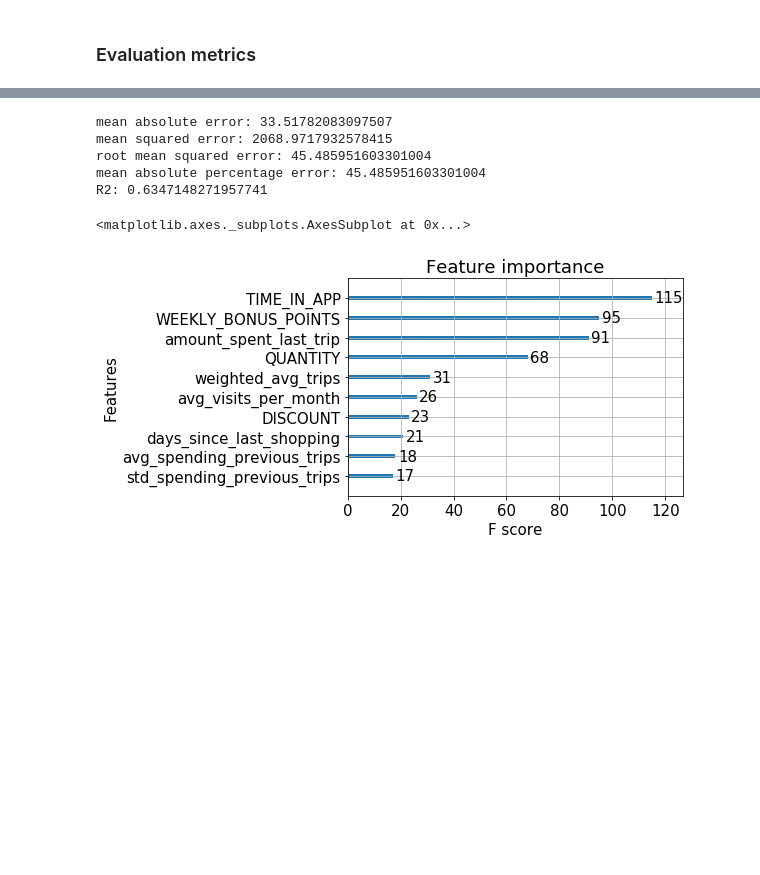
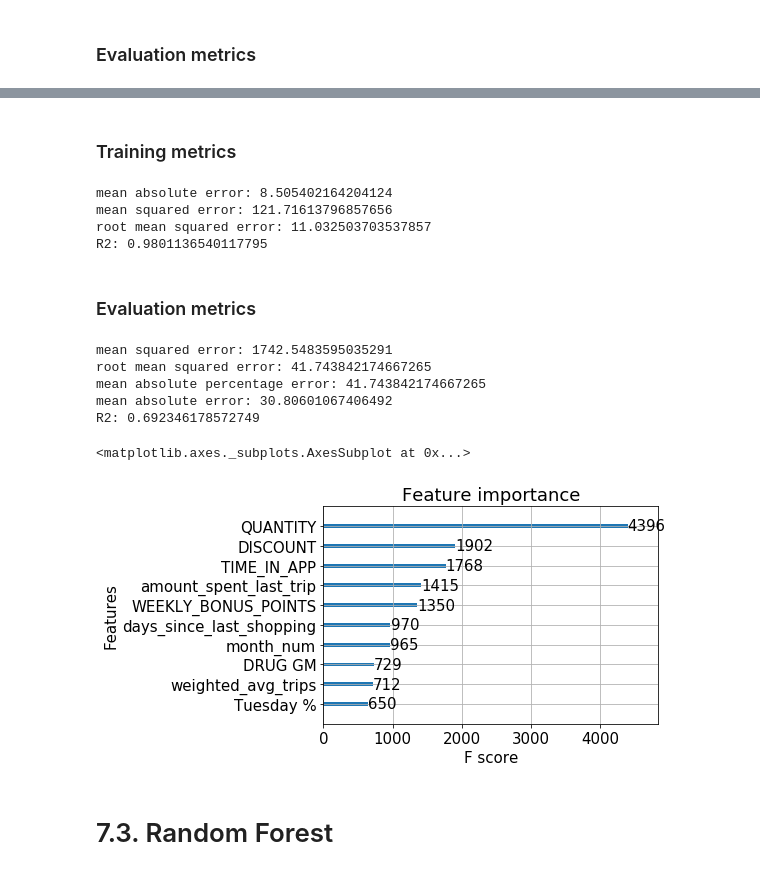
Before and after one commit to robmoratore/ShellDnA, a Jupyter notebook: DnA 2.0/cleaned main notebook.ipynb, the cells around one changed output, grey strips where cells are left out. Cells and saved outputs as stored; diff of their text form; code cells hidden in the pictures; blank space fills up the shorter version.

Commit message:
added thr new algorithms in pipeline format

```diff
--- a/DnA 2.0/cleaned main notebook.ipynb
+++ b/DnA 2.0/cleaned main notebook.ipynb
@@ -586,9 +584,3 @@ See the caveats in the documentation: http://pandas.pydata.org/pandas-docs/stabl
   import sys
 # %% [markdown]
 * ### Let's train our model
-# %%
-param = {'max_depth':5, 'eta':0.7, 'booster':'gbtree', 'subsample':0.5,
-         'objective':'reg:squarederror','eval_metric':'rmse'}
-evallist = [(dtest, 'eval'), (dtrain, 'train')]
-num_round = 15
-bst = xgb.train(param, dtrain, num_round, evallist)
@@ -706,20 +685,15 @@ bst = xgb.train(param, dtrain, num_round, evallist)
 # %%
+preds = xgb_model.predict(X_test)
 
-def mean_absolute_percentage_error(y_true, y_pred):
-    y_true, y_pred = np.array(y_true), np.array(y_pred)
-    return np.mean(np.abs((y_true - y_pred) / y_true)) * 100
-
-preds = bst.predict(dtest)
 mae = mean_absolute_error(y_test, preds)
-print('mean absolute error: ' + str(mae))
-
 mse = mean_squared_error(y_test, preds)
 rmse = math.sqrt(mse)
 mape = mean_absolute_percentage_error(y_test, preds)
+r2 = r2_score(y_test, preds)
+
+print('mean absolute error: ' + str(mae))
 print('mean squared error: ' + str(mse))
 print('root mean squared error: ' + str(rmse))
 print('mean absolute percentage error: ' + str(rmse))
-
-r2 = r2_score(y_test, preds)
 print('R2: ' + str(r2))
 # %% [output]
@@ -1469,6 +1377,0 @@ dtest = xgb.DMatrix(X_test, label=y_test)
-# %%
-param = {'max_depth':2, 'eta':0.7, 'booster':'gbtree', 'subsample':0.5,
-         'objective':'reg:squarederror','eval_metric':'rmse'}
-evallist = [(dtest, 'eval'), (dtrain, 'train')]
-num_round = 250
-bst = xgb.train(param, dtrain, num_round, evallist)
@@ -1515,0 +1433,7 @@ R2: 0.8550242218548918
+# %%
+xgboost = xgb.XGBRegressor(objective="reg:squarederror", max_depth=10, n_jobs=3, eval_metric='rmse', eta=0.7, n_estimators=100, subsample=0.5)
+
+xgb_pipeline = Pipeline([('regressor', xgboost)])
+
+xgb_model = xgb_pipeline.fit(X_train, y_train)
+xgboost.fit(X_train, y_train)
@@ -1516,24 +1449,48 @@ R2: 0.8550242218548918
+# %% [markdown]
+### Training metrics
+# %%
+y_pred_train = xgb_model.predict(X_train)
+
+mae = mean_absolute_error(y_train, y_pred_train)
+mse = mean_squared_error(y_train, y_pred_train)
+rmse = math.sqrt(mse)
+r2 = r2_score(y_train, y_pred_train)
+
+print('mean absolute error: ' + str(mae))
+print('mean squared error: ' + str(mse))
+print('root mean squared error: ' + str(rmse))
+print('R2: ' + str(r2))
+# %% [output]
+mean absolute error: 8.505402164204124
+mean squared error: 121.71613796857656
+root mean squared error: 11.032503703537857
+R2: 0.9801136540117795
+# %% [markdown]
+### Evaluation metrics
 # %%
-preds = bst.predict(dtest)
+preds = xgb_model.predict(X_test)
+
 mae = mean_absolute_error(y_test, preds)
-print('mean absolute error: ' + str(mae))
-
 mse = mean_squared_error(y_test, preds)
 rmse = math.sqrt(mse)
 mape = mean_absolute_percentage_error(y_test, preds)
+r2 = r2_score(y_test, preds)
+
 print('mean squared error: ' + str(mse))
 print('root mean squared error: ' + str(rmse))
 print('mean absolute percentage error: ' + str(rmse))
+print('mean absolute error: ' + str(mae))
+print('R2: ' + str(r2))
 
-r2 = r2_score(y_test, preds)
-print('R2: ' + str(r2))
 matplotlib.rcParams.update({'font.size': 15})
-xgb.plot_importance(bst,max_num_features=10)
+xgb.plot_importance(xgboost,max_num_features=10)
 # %% [output]
-mean absolute error: 33.51782083097507
-mean squared error: 2068.9717932578415
-root mean squared error: 45.485951603301004
-mean absolute percentage error: 45.485951603301004
-R2: 0.6347148271957741
+mean squared error: 1742.5483595035291
+root mean squared error: 41.743842174667265
+mean absolute percentage error: 41.743842174667265
+mean absolute error: 30.80601067406492
+R2: 0.692346178572749
 <matplotlib.axes._subplots.AxesSubplot at 0x...>
-[figure, old version]
+[figure, new version]
+# %% [markdown]
+# 7.3. Random Forest <a class="anchor" id="decision_tree"></a>
```
Also changed, not shown: parts of 46 cells of this notebook, 1 other file.
